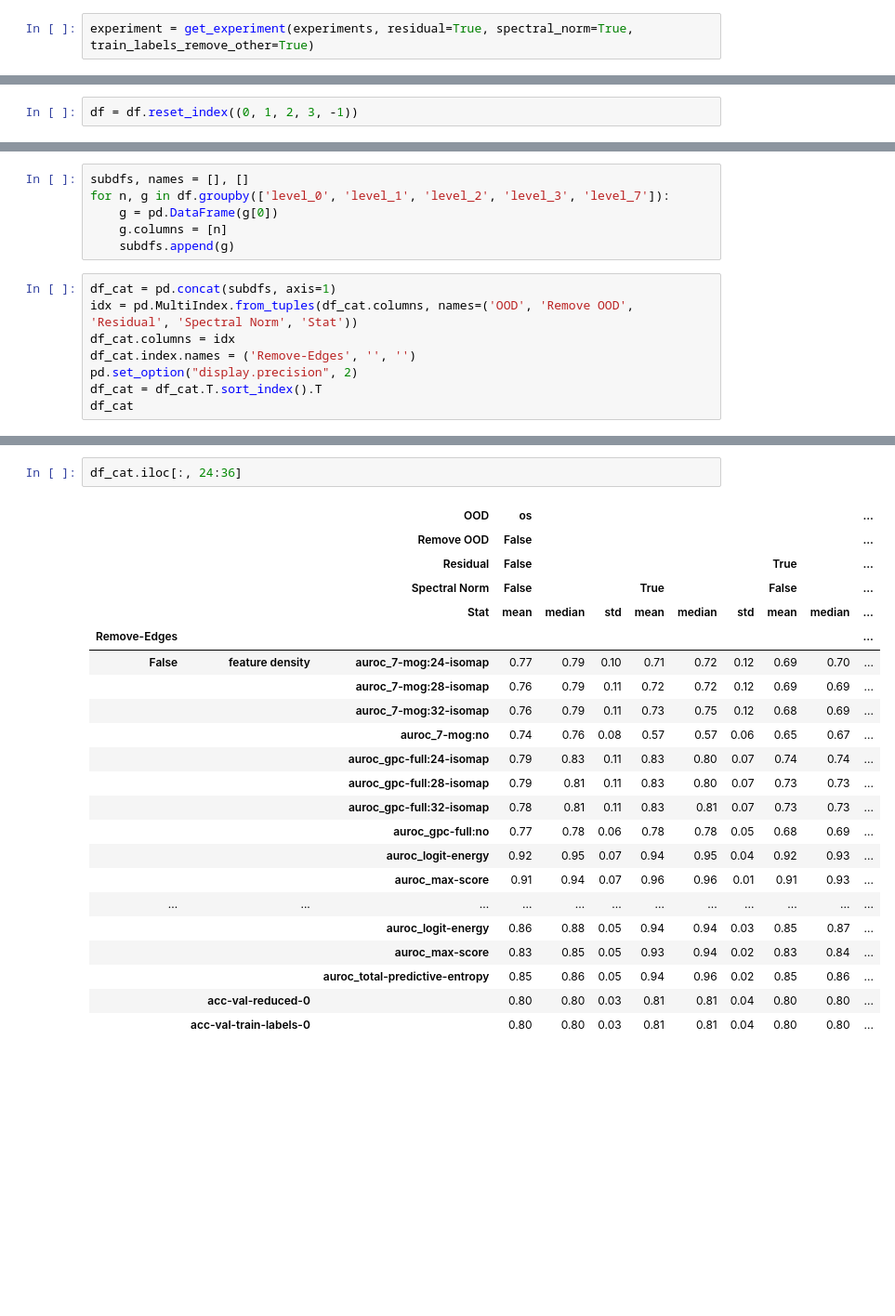
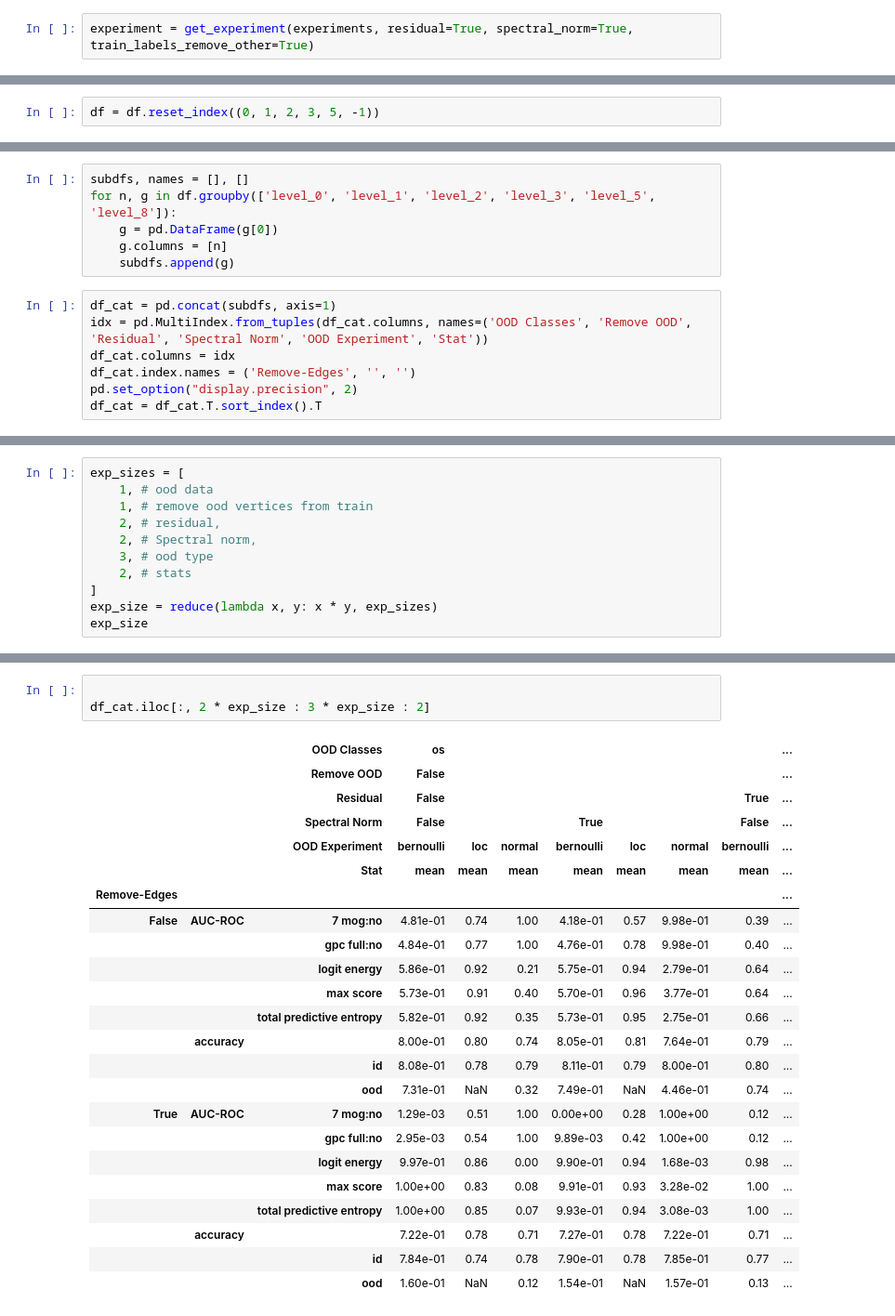
Before and after one commit to dfuchsgruber/MasterThesis, a Jupyter notebook: evaluation_nbs/week8_cora_full.ipynb, the cells around one changed output, grey strips where cells are left out. Shown: that part at 93% size. Saved outputs shown, nothing was run; the diff lists cells and outputs as text; blank space fills up the shorter version.

```diff
--- a/evaluation_nbs/week8_cora_full.ipynb
+++ b/evaluation_nbs/week8_cora_full.ipynb
@@ -84,3 +122,3 @@ df
 # %%
-df = df.reset_index((0, 1, 2, 3, -1))
+df = df.reset_index((0, 1, 2, 3, 5, -1))
 # %%
@@ -102,14 +144,13 @@ df
 # %%
 subdfs, names = [], []
-for n, g in df.groupby(['level_0', 'level_1', 'level_2', 'level_3', 'level_7']):
+for n, g in df.groupby(['level_0', 'level_1', 'level_2', 'level_3', 'level_5', 'level_8']):
     g = pd.DataFrame(g[0])
     g.columns = [n]
     subdfs.append(g)
 # %%
 df_cat = pd.concat(subdfs, axis=1)
-idx = pd.MultiIndex.from_tuples(df_cat.columns, names=('OOD', 'Remove OOD', 'Residual', 'Spectral Norm', 'Stat'))
+idx = pd.MultiIndex.from_tuples(df_cat.columns, names=('OOD Classes', 'Remove OOD', 'Residual', 'Spectral Norm', 'OOD Experiment', 'Stat'))
 df_cat.columns = idx
 df_cat.index.names = ('Remove-Edges', '', '')
 pd.set_option("display.precision", 2)
 df_cat = df_cat.T.sort_index().T
-df_cat
@@ -139,0 +157,11 @@ df_cat
+# %%
+exp_sizes = [
+    1, # ood data
+    1, # remove ood vertices from train
+    2, # residual,
+    2, # Spectral norm,
+    3, # ood type
+    2, # stats
+]
+exp_size = reduce(lambda x, y: x * y, exp_sizes)
+exp_size
@@ -190,26 +225,28 @@ df_cat.iloc[:, 12:24]
 # %%
-df_cat.iloc[:, 24:36]
+
+df_cat.iloc[:, 2 * exp_size : 3 * exp_size : 2]
 # %% [output]
-|  |  | OOD | os |  |  |  |  |  |  |  | ... |
-|  |  | Remove OOD | False |  |  |  |  |  |  |  | ... |
-|  |  | Residual | False |  |  |  |  |  | True |  | ... |
-|  |  | Spectral Norm | False |  |  | True |  |  | False |  | ... |
-|  |  | Stat | mean | median | std | mean | median | std | mean | median | ... |
-| Remove-Edges |  |  |  |  |  |  |  |  |  |  | ... |
-| False | feature density | auroc_7-mog:24-isomap | 0.77 | 0.79 | 0.10 | 0.71 | 0.72 | 0.12 | 0.69 | 0.70 | ... |
-|  |  | auroc_7-mog:28-isomap | 0.76 | 0.79 | 0.11 | 0.72 | 0.72 | 0.12 | 0.69 | 0.69 | ... |
-|  |  | auroc_7-mog:32-isomap | 0.76 | 0.79 | 0.11 | 0.73 | 0.75 | 0.12 | 0.68 | 0.69 | ... |
-|  |  | auroc_7-mog:no | 0.74 | 0.76 | 0.08 | 0.57 | 0.57 | 0.06 | 0.65 | 0.67 | ... |
-|  |  | auroc_gpc-full:24-isomap | 0.79 | 0.83 | 0.11 | 0.83 | 0.80 | 0.07 | 0.74 | 0.74 | ... |
-|  |  | auroc_gpc-full:28-isomap | 0.79 | 0.81 | 0.11 | 0.83 | 0.80 | 0.07 | 0.73 | 0.73 | ... |
-|  |  | auroc_gpc-full:32-isomap | 0.78 | 0.81 | 0.11 | 0.83 | 0.81 | 0.07 | 0.73 | 0.73 | ... |
-|  |  | auroc_gpc-full:no | 0.77 | 0.78 | 0.06 | 0.78 | 0.78 | 0.05 | 0.68 | 0.69 | ... |
-|  |  | auroc_logit-energy | 0.92 | 0.95 | 0.07 | 0.94 | 0.95 | 0.04 | 0.92 | 0.93 | ... |
-|  |  | auroc_max-score | 0.91 | 0.94 | 0.07 | 0.96 | 0.96 | 0.01 | 0.91 | 0.93 | ... |
-| ... | ... | ... | ... | ... | ... | ... | ... | ... | ... | ... | ... |
-|  |  | auroc_logit-energy | 0.86 | 0.88 | 0.05 | 0.94 | 0.94 | 0.03 | 0.85 | 0.87 | ... |
-|  |  | auroc_max-score | 0.83 | 0.85 | 0.05 | 0.93 | 0.94 | 0.02 | 0.83 | 0.84 | ... |
-|  |  | auroc_total-predictive-entropy | 0.85 | 0.86 | 0.05 | 0.94 | 0.96 | 0.02 | 0.85 | 0.86 | ... |
-|  | acc-val-reduced-0 |  | 0.80 | 0.80 | 0.03 | 0.81 | 0.81 | 0.04 | 0.80 | 0.80 | ... |
-|  | acc-val-train-labels-0 |  | 0.80 | 0.80 | 0.03 | 0.81 | 0.81 | 0.04 | 0.80 | 0.80 | ... |
+|  |  | OOD Classes | os |  |  |  |  |  |  | ... |
+|  |  | Remove OOD | False |  |  |  |  |  |  | ... |
+|  |  | Residual | False |  |  |  |  |  | True | ... |
+|  |  | Spectral Norm | False |  |  | True |  |  | False | ... |
+|  |  | OOD Experiment | bernoulli | loc | normal | bernoulli | loc | normal | bernoulli | ... |
+|  |  | Stat | mean | mean | mean | mean | mean | mean | mean | ... |
+| Remove-Edges |  |  |  |  |  |  |  |  |  | ... |
+| False | AUC-ROC | 7 mog:no | 4.81e-01 | 0.74 | 1.00 | 4.18e-01 | 0.57 | 9.98e-01 | 0.39 | ... |
+|  |  | gpc full:no | 4.84e-01 | 0.77 | 1.00 | 4.76e-01 | 0.78 | 9.98e-01 | 0.40 | ... |
+|  |  | logit energy | 5.86e-01 | 0.92 | 0.21 | 5.75e-01 | 0.94 | 2.79e-01 | 0.64 | ... |
+|  |  | max score | 5.73e-01 | 0.91 | 0.40 | 5.70e-01 | 0.96 | 3.77e-01 | 0.64 | ... |
+|  |  | total predictive entropy | 5.82e-01 | 0.92 | 0.35 | 5.73e-01 | 0.95 | 2.75e-01 | 0.66 | ... |
+|  | accuracy |  | 8.00e-01 | 0.80 | 0.74 | 8.05e-01 | 0.81 | 7.64e-01 | 0.79 | ... |
+|  |  | id | 8.08e-01 | 0.78 | 0.79 | 8.11e-01 | 0.79 | 8.00e-01 | 0.80 | ... |
+|  |  | ood | 7.31e-01 | NaN | 0.32 | 7.49e-01 | NaN | 4.46e-01 | 0.74 | ... |
+| True | AUC-ROC | 7 mog:no | 1.29e-03 | 0.51 | 1.00 | 0.00e+00 | 0.28 | 1.00e+00 | 0.12 | ... |
+|  |  | gpc full:no | 2.95e-03 | 0.54 | 1.00 | 9.89e-03 | 0.42 | 1.00e+00 | 0.12 | ... |
+|  |  | logit energy | 9.97e-01 | 0.86 | 0.00 | 9.90e-01 | 0.94 | 1.68e-03 | 0.98 | ... |
+|  |  | max score | 1.00e+00 | 0.83 | 0.08 | 9.91e-01 | 0.93 | 3.28e-02 | 1.00 | ... |
+|  |  | total predictive entropy | 1.00e+00 | 0.85 | 0.07 | 9.93e-01 | 0.94 | 3.08e-03 | 1.00 | ... |
+|  | accuracy |  | 7.22e-01 | 0.78 | 0.71 | 7.27e-01 | 0.78 | 7.22e-01 | 0.71 | ... |
+|  |  | id | 7.84e-01 | 0.74 | 0.78 | 7.90e-01 | 0.78 | 7.85e-01 | 0.77 | ... |
+|  |  | ood | 1.60e-01 | NaN | 0.12 | 1.54e-01 | NaN | 1.57e-01 | 0.13 | ... |
 # %%
```
Also changed, not shown: parts of 12 cells of this notebook, 28 other files.
